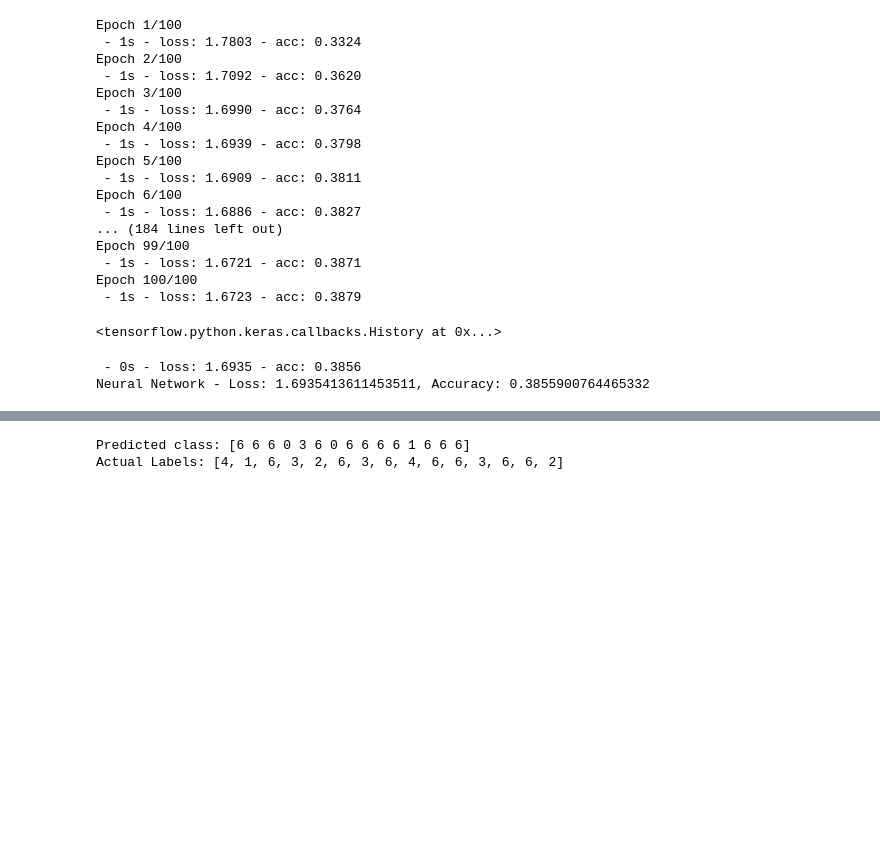
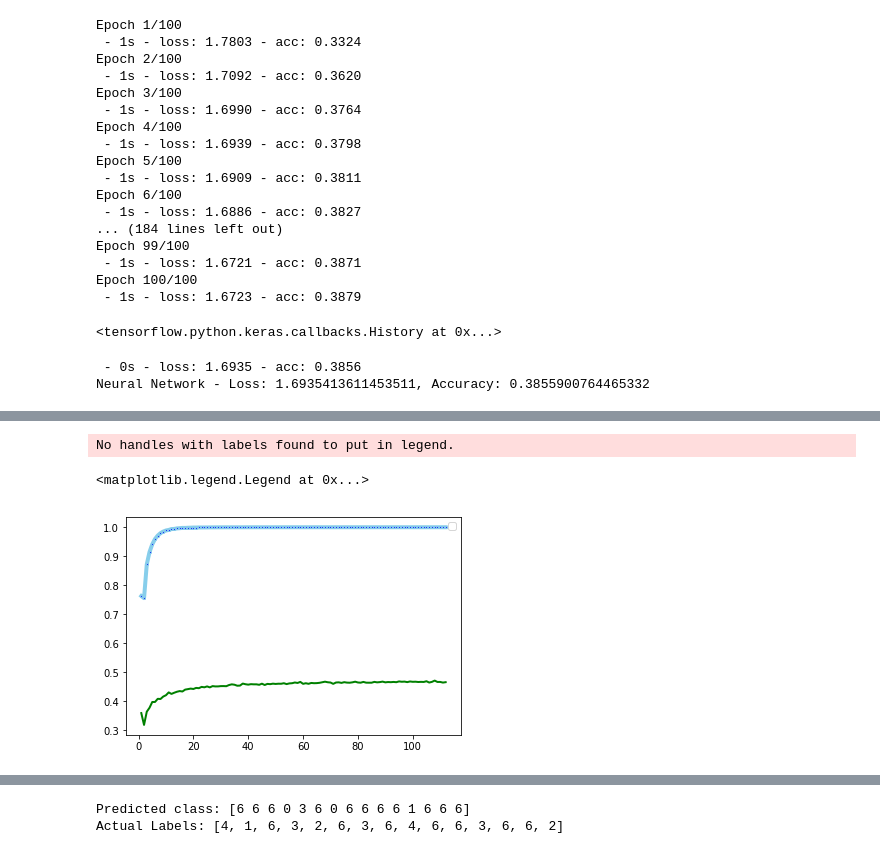
Before and after one commit to TrevorCap/BaseBallProject, a Jupyter notebook: Final Model.ipynb, the cells around one changed output, grey strips where cells are left out. Saved outputs shown, nothing was run; the diff lists cells and outputs as text; code cells hidden in the pictures; blank space fills up the shorter version.

```diff
--- a/Final Model.ipynb
+++ b/Final Model.ipynb
@@ -130,0 +183,8 @@ rf.score(X_test, y_test)
+# %%
+plt.plot(estimators, insample, marker='o', markerfacecolor='blue', markersize=2, color='skyblue', linewidth=4)
+plt.plot(estimators, outsample, marker='', color='green', linewidth=2)
+plt.legend()
+# %% [output]
+No handles with labels found to put in legend.
+<matplotlib.legend.Legend at 0x...>
+[figure, added]
```
Also changed, not shown: parts of 13 cells of this notebook, 2 other files.
